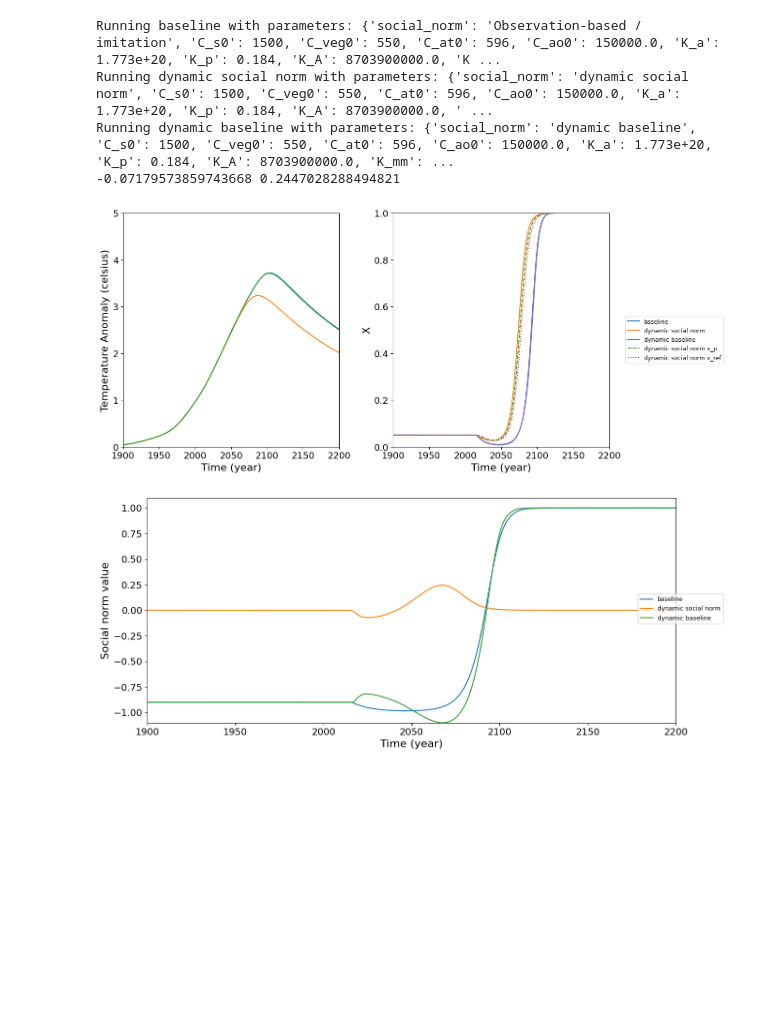
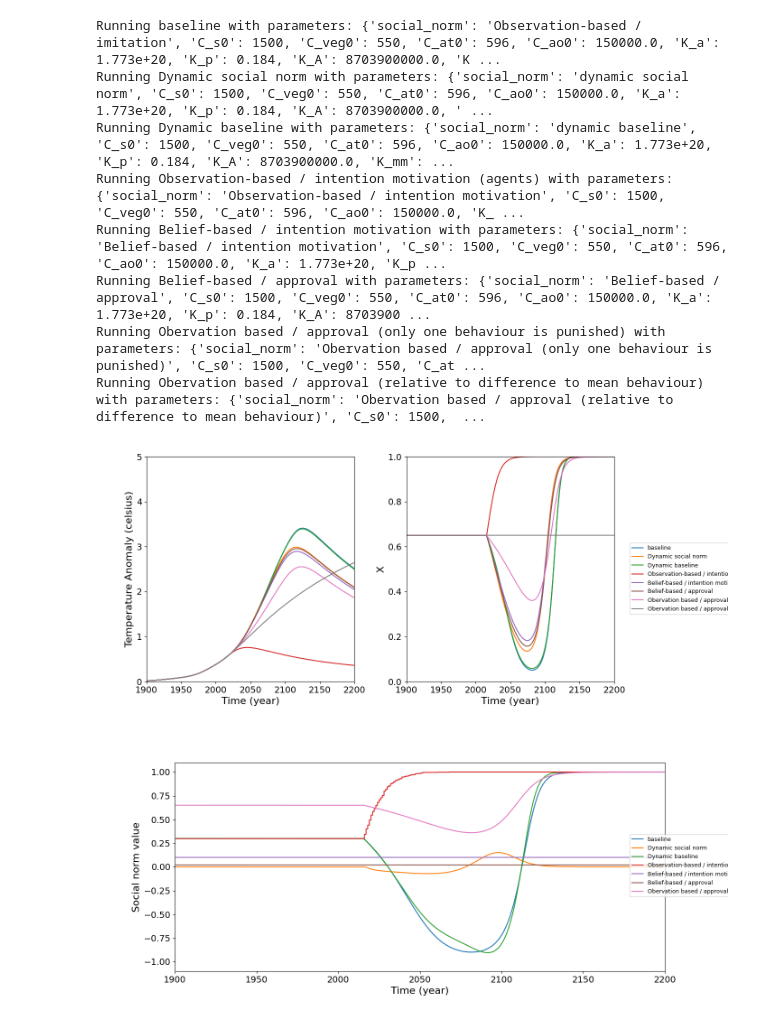
Before and after one commit to Lugg3s/Social-Norms-Climate-Model, a Jupyter notebook: main.ipynb, the cells around one changed output. Drawn from its saved outputs; the diff is of its cells as text; code cells hidden in the pictures; blank space fills up the shorter version.

Commit message:
added hybrid abm and scenario storage and more ...

```diff
--- a/main.ipynb
+++ b/main.ipynb
@@ -12,42 +7,57 @@
 # %%
+# TODO: agent_model_equation_anara.py verstehen und in model_equations.py selbst integrieren, damit ich den code verstehe & verinnerliche
+
 # import importlib
 import numpy
 import plotting
 import numpy as np
 
 # importlib.reload(plotting)
 
 simulation_time = 400
 
+    # "dynamic social norm":
+    # "dynamic baseline":
+    # "Observation-based / intention motivation (agents)":
+    # "Belief-based / approval":
+    # "Obervation based / approval (only one behaviour is punished)":
+    # "Obervation based / approval (relative to difference to mean behaviour)":
+
 # Standard plot for all scenarios
-res = {name: plotting.simulate(name, simulation_time=simulation_time) for name in plotting.load_scenarios(include=["baseline", "dynamic social norm", "dynamic baseline"])}
+res = {name: plotting.simulate(name, simulation_time=simulation_time) for name in plotting.load_scenarios()}
+# res = {name: plotting.simulate(name, simulation_time=simulation_time) for name in plotting.load_scenarios(include=["baseline", "Observation-based / intention motivation (agents)"])}
+# res = {name: plotting.simulate(name, simulation_time=simulation_time) for name in plotting.load_scenarios(include=["dynamic social norm", "dynamic baseline", "baseline"])}
 # res = {name: plotting.simulate(name, simulation_time=simulation_time) for name in plotting.load_scenarios(include=["baseline", "Belief-based / intention motivation"])}
 # res = {name: plotting.simulate(name, simulation_time=simulation_time) for name in plotting.load_scenarios()}
 
 scenario_results = {
     name: result["simulation"]
     for name, result in res.items()
 }
 social_norms = {
     name: result["social_norm_term"]
     for name, result in res.items()
 }
 
 #
-x = social_norms["dynamic social norm"]
-print(min(x), max(x))
+# x = social_norms["dynamic social norm"]
+# print(min(x), max(x))
 
-plotting.plot_temperature(results=scenario_results, simulation_time=simulation_time, show_x_auxiliary=True)
-plotting.plot_social_norms(results=social_norms, simulation_time=simulation_time, show_x_auxiliary=True)
+plotting.plot_temperature(results=scenario_results, simulation_time=simulation_time, show_x_auxiliary=False)
+plotting.plot_social_norms(results=social_norms, simulation_time=simulation_time, show_x_auxiliary=False)
 # plotting.plot_social_norms(results=social_norms, simulation_time=simulation_time, show_x_auxiliary=False, scenarios=["dynamic social norm", "dynamic baseline", "baseline"])
 
-# plotting.plot_temperature_sensitivity("delta", np.arange(0, 1.03, 0.3).tolist())
+# plotting.plot_temperature_sensitivity("x0", np.arange(0, 1, 0.1).tolist())
 # plotting.plot_temperature_sensitivity("tau_STref", range(1, 150, 10))
 # plotting.plot_temperature_sensitivity("tau_xp", range(1, 150, 10))
 # %% [output]
 Running baseline with parameters: {'social_norm': 'Observation-based / imitation', 'C_s0': 1500, 'C_veg0': 550, 'C_at0': 596, 'C_ao0': 150000.0, 'K_a': 1.773e+20, 'K_p': 0.184, 'K_A': 8703900000.0, 'K ...
-Running dynamic social norm with parameters: {'social_norm': 'dynamic social norm', 'C_s0': 1500, 'C_veg0': 550, 'C_at0': 596, 'C_ao0': 150000.0, 'K_a': 1.773e+20, 'K_p': 0.184, 'K_A': 8703900000.0, ' ...
-Running dynamic baseline with parameters: {'social_norm': 'dynamic baseline', 'C_s0': 1500, 'C_veg0': 550, 'C_at0': 596, 'C_ao0': 150000.0, 'K_a': 1.773e+20, 'K_p': 0.184, 'K_A': 8703900000.0, 'K_mm': ...
--0.07179573859743668 0.2447028288494821
+Running Dynamic social norm with parameters: {'social_norm': 'dynamic social norm', 'C_s0': 1500, 'C_veg0': 550, 'C_at0': 596, 'C_ao0': 150000.0, 'K_a': 1.773e+20, 'K_p': 0.184, 'K_A': 8703900000.0, ' ...
+Running Dynamic baseline with parameters: {'social_norm': 'dynamic baseline', 'C_s0': 1500, 'C_veg0': 550, 'C_at0': 596, 'C_ao0': 150000.0, 'K_a': 1.773e+20, 'K_p': 0.184, 'K_A': 8703900000.0, 'K_mm': ...
+Running Observation-based / intention motivation (agents) with parameters: {'social_norm': 'Observation-based / intention motivation', 'C_s0': 1500, 'C_veg0': 550, 'C_at0': 596, 'C_ao0': 150000.0, 'K_ ...
+Running Belief-based / intention motivation with parameters: {'social_norm': 'Belief-based / intention motivation', 'C_s0': 1500, 'C_veg0': 550, 'C_at0': 596, 'C_ao0': 150000.0, 'K_a': 1.773e+20, 'K_p ...
+Running Belief-based / approval with parameters: {'social_norm': 'Belief-based / approval', 'C_s0': 1500, 'C_veg0': 550, 'C_at0': 596, 'C_ao0': 150000.0, 'K_a': 1.773e+20, 'K_p': 0.184, 'K_A': 8703900 ...
+Running Obervation based / approval (only one behaviour is punished) with parameters: {'social_norm': 'Obervation based / approval (only one behaviour is punished)', 'C_s0': 1500, 'C_veg0': 550, 'C_at ...
+Running Obervation based / approval (relative to difference to mean behaviour) with parameters: {'social_norm': 'Obervation based / approval (relative to difference to mean behaviour)', 'C_s0': 1500,  ...
-[figure, old version]
+[figure, new version]
-[figure, old version]
+[figure, new version]
```
Also changed, not shown: parts of 2 cells of this notebook, 4 other files.
